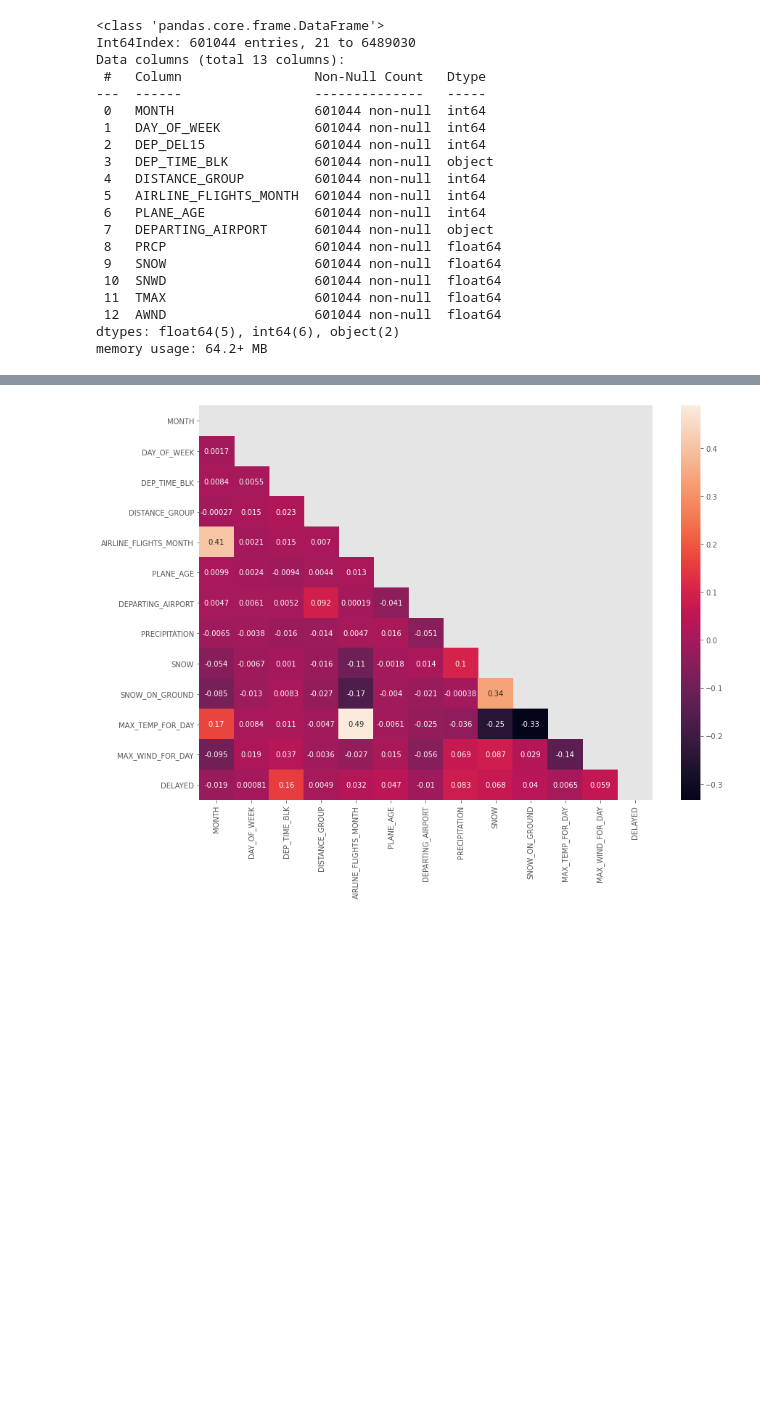
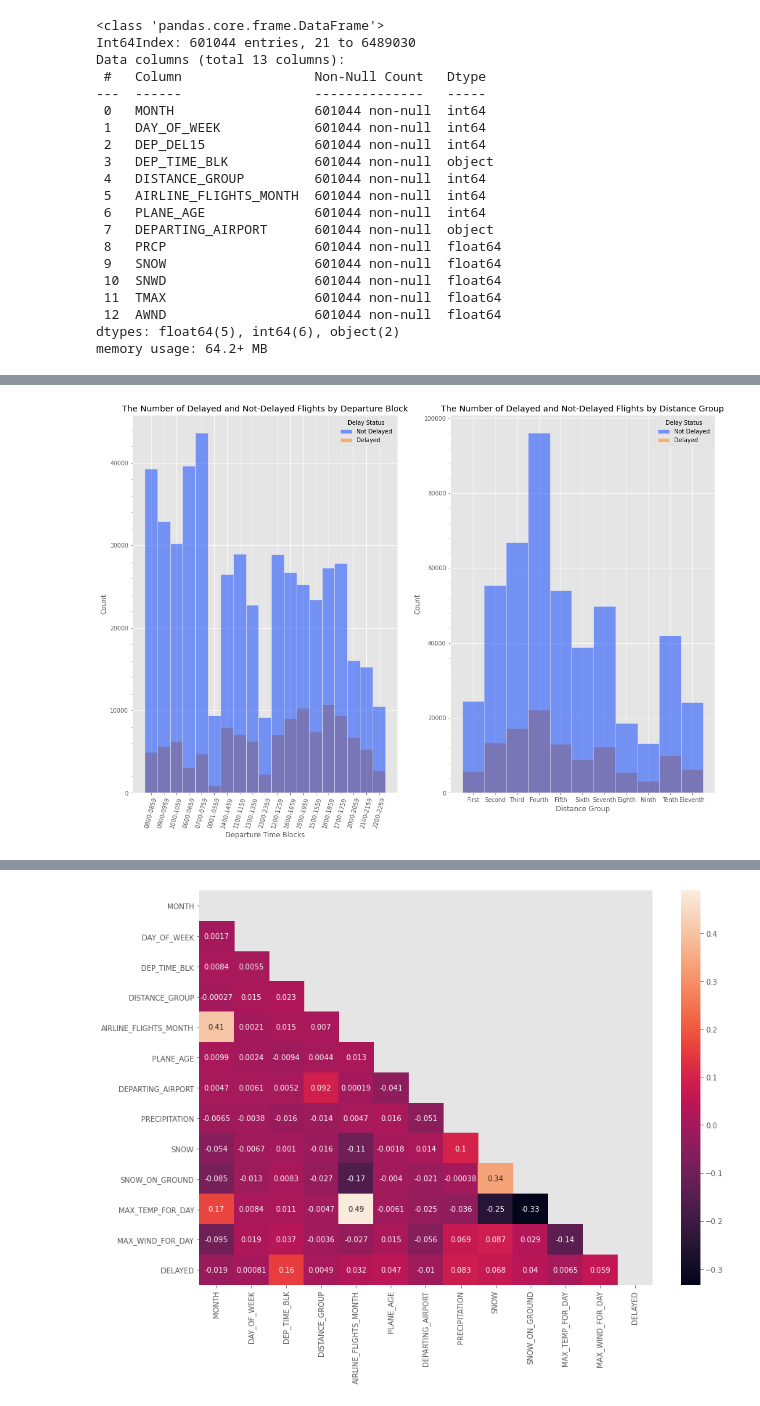
Before and after one commit to rookiescientist-andre/Whats-My-Flight-Status, a Jupyter notebook: flight_status_model.ipynb, the cells around one changed output, grey strips where cells are left out. Drawn from its saved outputs; the diff is of its cells as text; code cells hidden in the pictures; blank space fills up the shorter version.

```diff
--- a/flight_status_model.ipynb
+++ b/flight_status_model.ipynb
@@ -308 +368,52 @@ Name: DISTANCE_GROUP, dtype: int64
+# %%
+# Plot feature distributions
+fig, ax = plt.subplots(1, 2, figsize=(18, 12))
+
+# Visualize the delay status by departure time block
+plot3 = sns.histplot(data2, x='DEP_TIME_BLK', hue='DELAYED', ax=ax[0], palette='bright', discrete=True)
+
+# Change legend labels
+new_title = 'Delay Status'
+plot3.legend_.set_title(new_title)
+new_labels = ['Not Delayed', 'Delayed']
+for t, l in zip(plot3.legend_.texts, new_labels):
+    t.set_text(l)
+
+# Add minor gridlines
+minor_locator = AutoMinorLocator(5)
+ax[0].yaxis.set_minor_locator(minor_locator)
+ax[0].set_axisbelow(True)
+plt.grid(which='both')
+
+# Rotate x-tick labels
+ax[0].tick_params(axis='x', labelrotation=75)
+ax[0].tick_params(which="both", bottom=True)
+ax[0].set_xlabel("Departure Time Blocks")
+ax[0].set_title("The Number of Delayed and Not-Delayed Flights by Departure Block")
+
+# Visualize the delay status by distance group
+plot4 = sns.histplot(data2, x='DISTANCE_GROUP', hue='DELAYED', ax=ax[1], palette='bright', discrete=True)
+
+# Change legend labels
+new_title = 'Delay Status'
+plot4.legend_.set_title(new_title)
+new_labels = ['Not Delayed', 'Delayed']
+for t, l in zip(plot4.legend_.texts, new_labels):
+    t.set_text(l)
+
+# Add minor gridlines
+minor_locator = AutoMinorLocator(5)
+ax[1].yaxis.set_minor_locator(minor_locator)
+ax[1].set_axisbelow(True)
+plt.grid(which='both')
+
+# Change x-tick labels to distance group (written form)
+num_xlabels = [1, 2, 3, 4, 5, 6, 7, 8, 9, 10, 11]
+str_xlabels = ['First', 'Second', 'Third', 'Fourth', 'Fifth', 'Sixth', 'Seventh', 'Eighth', 'Ninth', 'Tenth', 'Eleventh']
+ax[1].set_xticks(num_xlabels)
+ax[1].set_xticklabels(str_xlabels)
+ax[1].set_xlabel("Distance Group")
+ax[1].set_title("The Number of Delayed and Not-Delayed Flights by Distance Group");
+# %% [output]
+[figure, added]
 # %%
```
Also changed, not shown: parts of 29 cells of this notebook.
